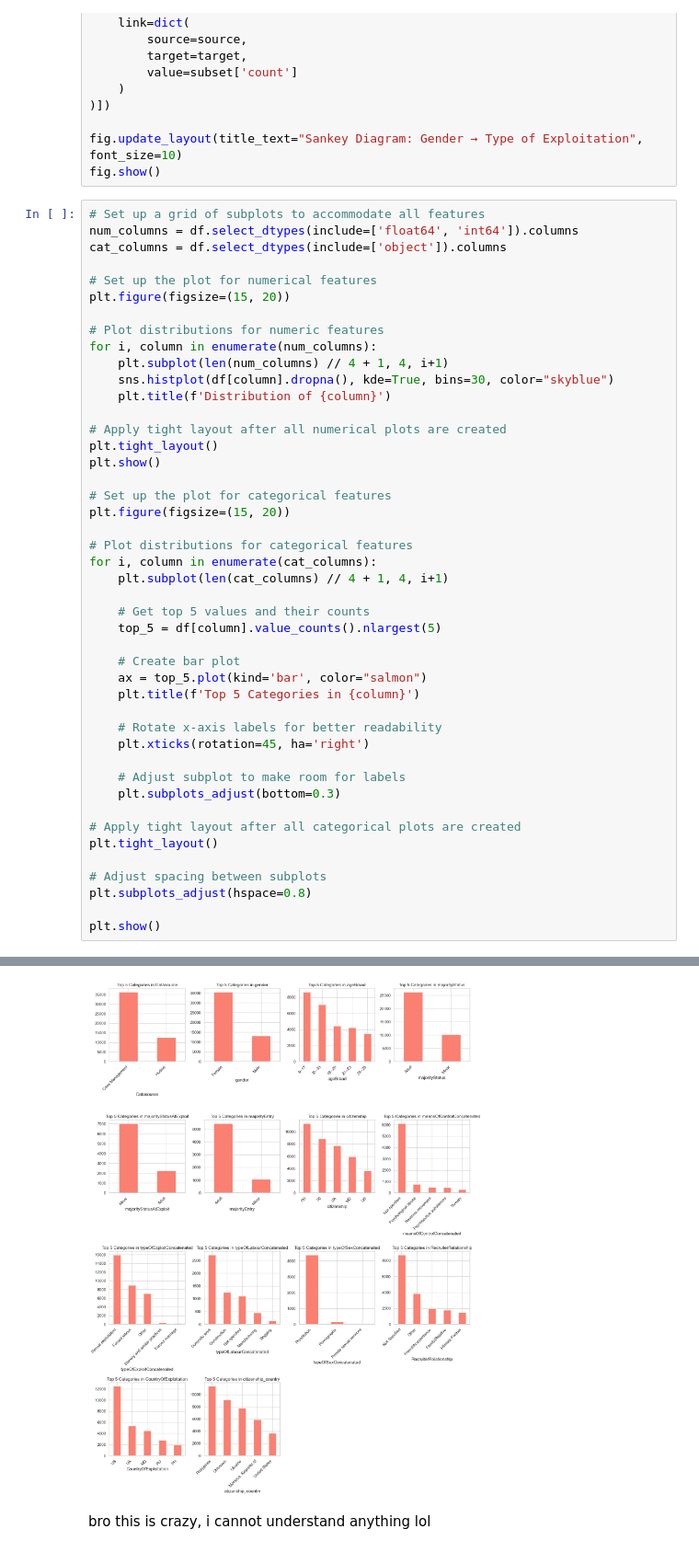
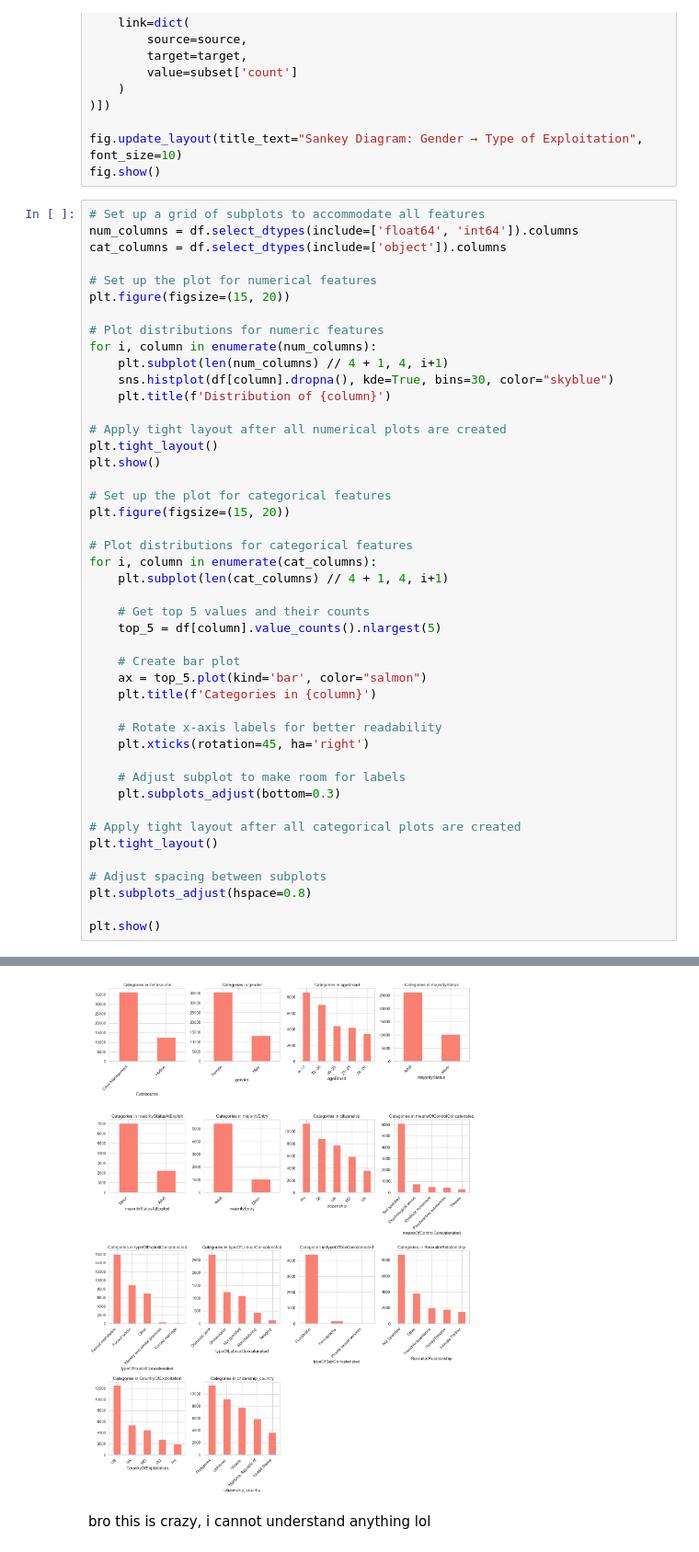
Before and after one commit to BartmossMurphy2077/MLgroupAssignement, a Jupyter notebook: notebook.ipynb, the cells around one changed output, grey strips where cells are left out. Shown at 92% size. Saved outputs shown, nothing was run; the diff lists cells and outputs as text.

```diff
--- a/notebook.ipynb
+++ b/notebook.ipynb
@@ -210,35 +209,35 @@ plt.tight_layout()
 plt.show()
 
 # Set up the plot for categorical features
 plt.figure(figsize=(15, 20))
 
 # Plot distributions for categorical features
 for i, column in enumerate(cat_columns):
     plt.subplot(len(cat_columns) // 4 + 1, 4, i+1)
 
     # Get top 5 values and their counts
     top_5 = df[column].value_counts().nlargest(5)
 
     # Create bar plot
     ax = top_5.plot(kind='bar', color="salmon")
-    plt.title(f'Top 5 Categories in {column}')
+    plt.title(f'Categories in {column}')
 
     # Rotate x-axis labels for better readability
     plt.xticks(rotation=45, ha='right')
 
     # Adjust subplot to make room for labels
     plt.subplots_adjust(bottom=0.3)
 
 # Apply tight layout after all categorical plots are created
 plt.tight_layout()
 
 # Adjust spacing between subplots
 plt.subplots_adjust(hspace=0.8)
 
 plt.show()
 # %% [output]
 [figure]
-[figure, old version]
+[figure, new version]
 # %% [markdown]
 bro this is crazy, i cannot understand anything lol
 # %% [markdown]
```
Also changed, not shown: parts of 14 cells of this notebook.
